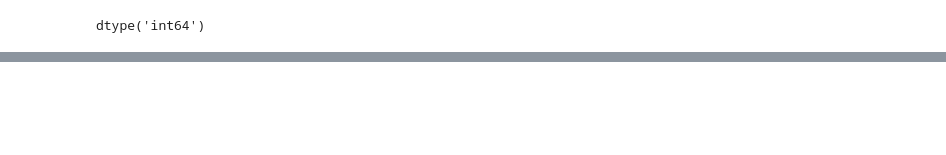
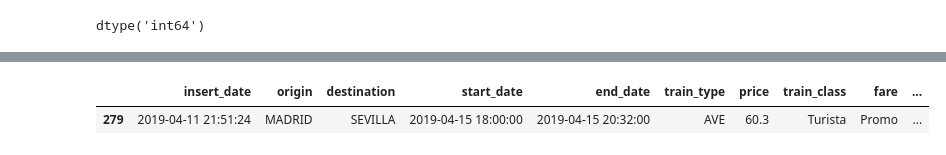
Before and after one commit to rlska105/Kaggle_Competition, a Jupyter notebook: Train_Ticket_Monitoring_price.ipynb, the cells around one changed output, grey strips where cells are left out. Saved outputs shown, nothing was run; the diff lists cells and outputs as text; code cells hidden in the pictures; blank space fills up the shorter version.

```diff
--- a/Train_Ticket_Monitoring_price.ipynb
+++ b/Train_Ticket_Monitoring_price.ipynb
@@ -81,0 +58,5 @@ df['new_start_time'] = pd.cut(df['new_time'], bins=r, labels=g)
+# %%
+df.loc[df['start_date'] == '2019-04-15 18:0:00']
+# %% [output]
+|  | insert_date | origin | destination | start_date | end_date | train_type | price | train_class | fare | ... |
+| 279 | 2019-04-11 21:51:24 | MADRID | SEVILLA | 2019-04-15 18:00:00 | 2019-04-15 20:32:00 | AVE | 60.3 | Turista | Promo | ... |
```
Also changed, not shown: parts of 19 cells of this notebook.
